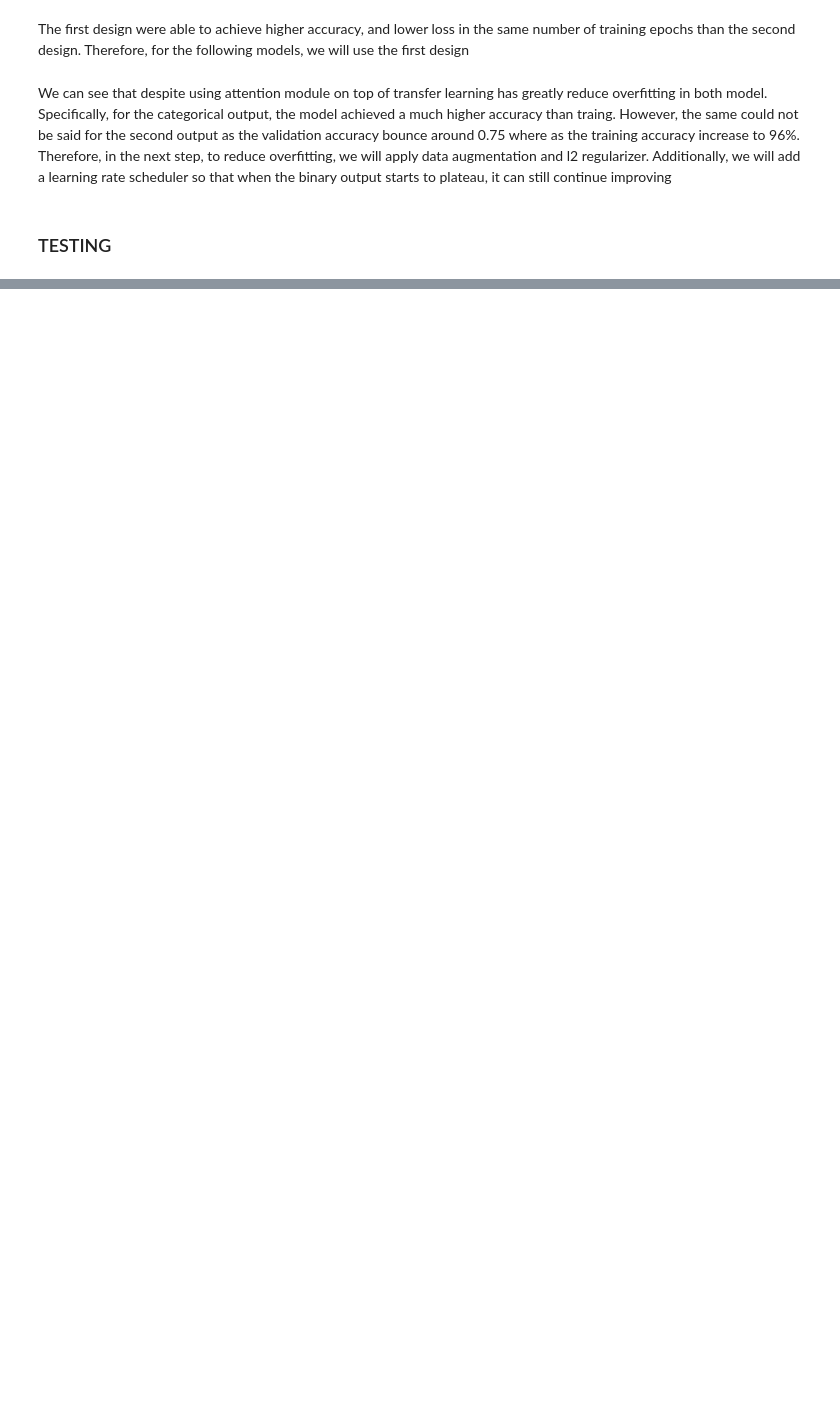
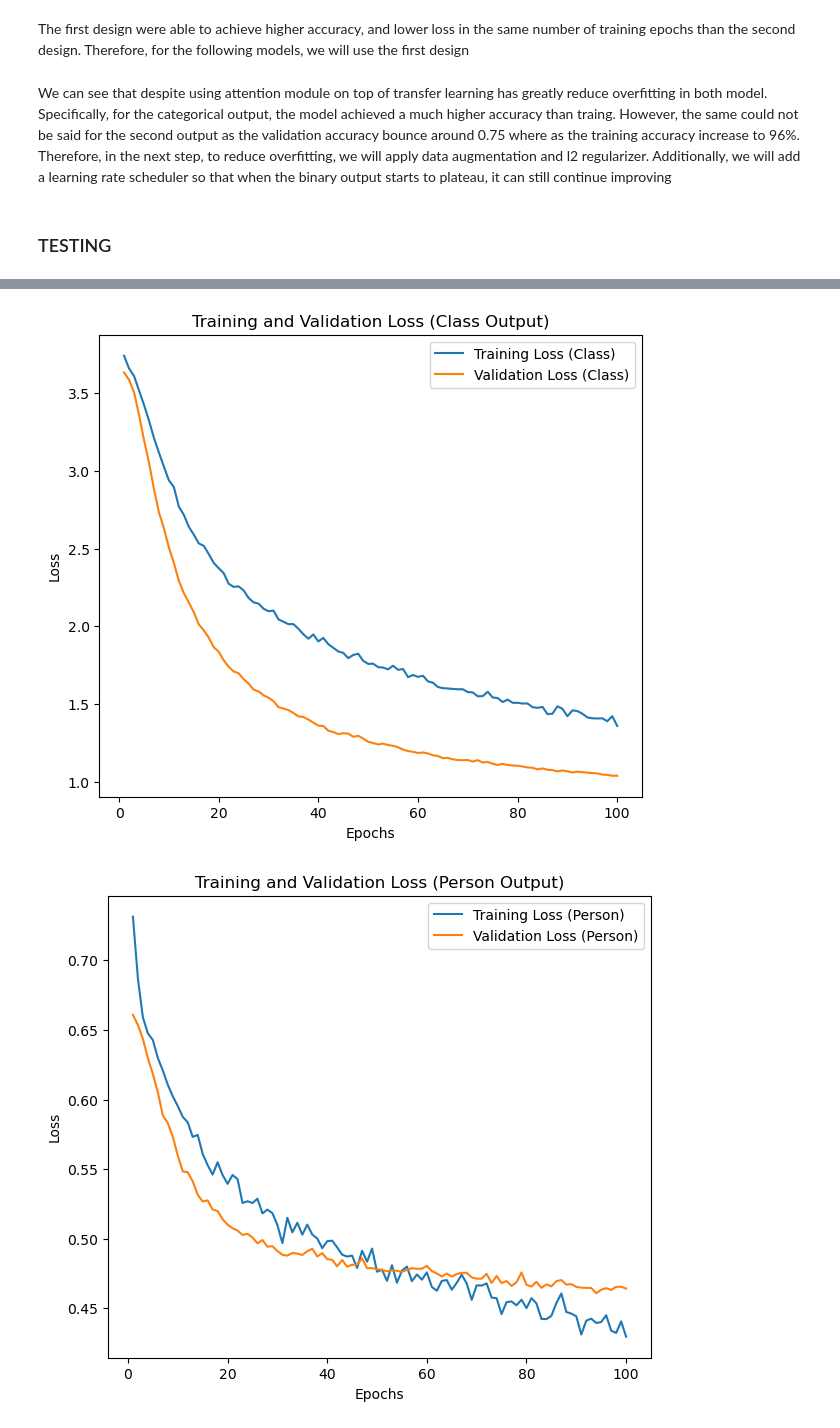
Before and after one commit to Bunchango/DL_Assign_1, a Jupyter notebook: Assignment_1.ipynb, the cells around one changed output, grey strips where cells are left out. Drawn from its saved outputs; the diff is of its cells as text; code cells hidden in the pictures; blank space fills up the shorter version.

```diff
--- a/Assignment_1.ipynb
+++ b/Assignment_1.ipynb
@@ -875,7 +879,7 @@ class_output = layers.Dense(40, activation='softmax', name='categorical_output')
 x_bin = base_model_bin(input_layer, training=False)
 x_bin = layers.GlobalAveragePooling2D()(x_bin)
 x_bin = layers.Dropout(0.4)(x_bin)
-x_bin = layers.Dense(32, activation='relu', kernel_initializer='he_normal')(x_bin)
+x_bin = layers.Dense(16, activation='relu', kernel_initializer='he_normal')(x_bin)
 x_bin = layers.Dropout(0.4)(x_bin)
 binary_output = layers.Dense(1, activation='sigmoid', name='binary_output')(x_bin)
 
@@ -920,0 +939,5 @@ ValueError: in user code:
+# %%
+plot_history(history)
+# %% [output]
+[figure, added]
+[figure, added]
```
Also changed, not shown: parts of 5 cells of this notebook, 2 other files.
